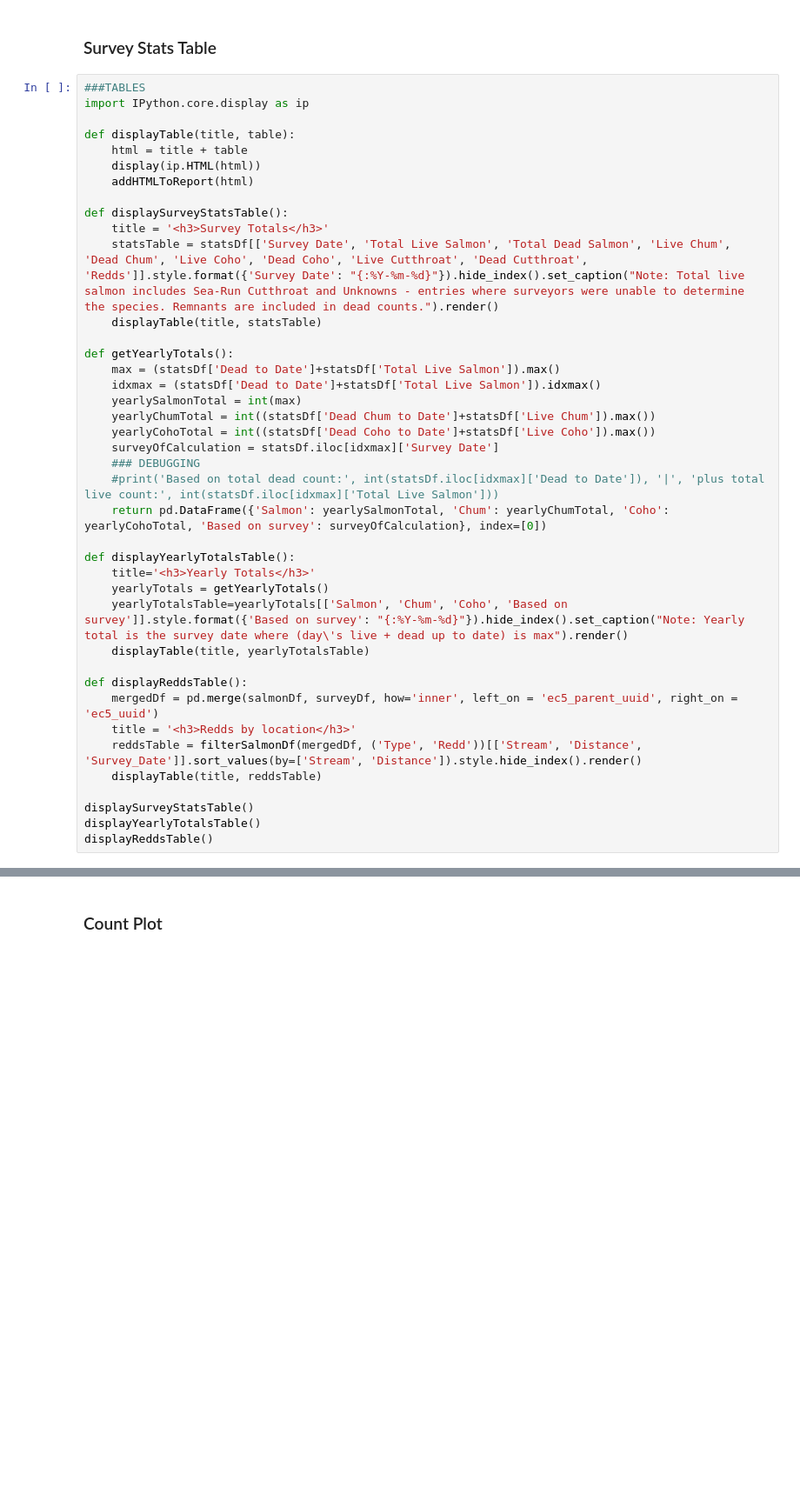
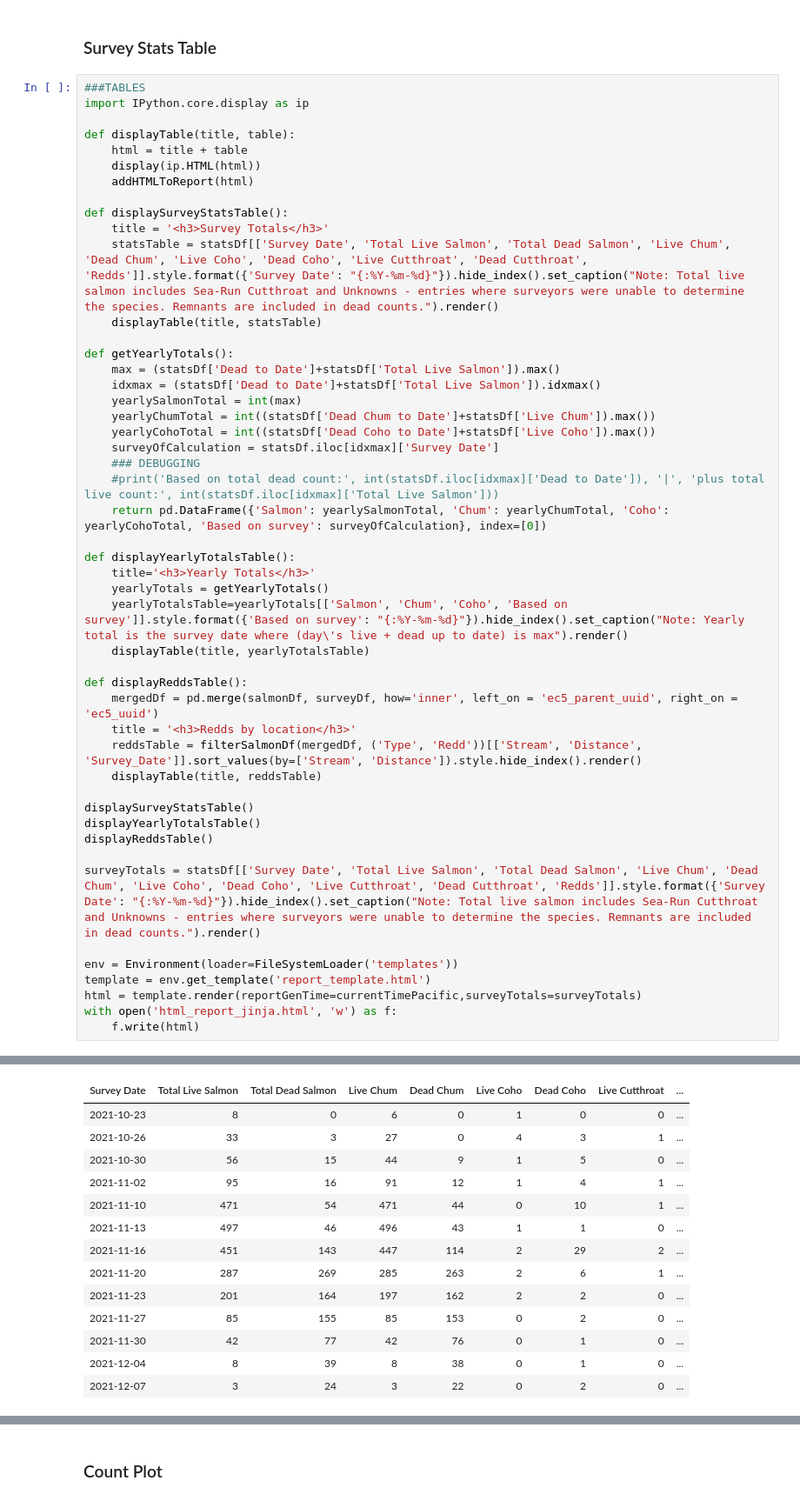
Before and after one commit to slfisco/salmonNotebook, a Jupyter notebook: salmonNotebook.ipynb, the cells around one changed output, grey strips where cells are left out. Shown: that part at 87% size. Cells and saved outputs as stored; diff of their text form; blank space fills up the shorter version.

Commit message:
add basic template

```diff
--- a/salmonNotebook.ipynb
+++ b/salmonNotebook.ipynb
@@ -196,3 +170,12 @@ def displayReddsTable():
 displaySurveyStatsTable()
 displayYearlyTotalsTable()
 displayReddsTable()
+
+surveyTotals = statsDf[['Survey Date', 'Total Live Salmon', 'Total Dead Salmon', 'Live Chum', 'Dead Chum', 'Live Coho', 'Dead Coho', 'Live Cutthroat', 'Dead Cutthroat', 'Redds']].style.format({'Survey Date': "{:%Y-%m-%d}"}).hide_index().set_caption("Note: Total live salmon includes Sea-Run Cutthroat and Unknowns - entries where surveyors were unable to determine the species. Remnants are included in dead counts.").render()
+
+env = Environment(loader=FileSystemLoader('templates'))
+template = env.get_template('report_template.html')
+html = template.render(reportGenTime=currentTimePacific,surveyTotals=surveyTotals)
+with open('html_report_jinja.html', 'w') as f:
+    f.write(html)
+# %% [output]
@@ -198,0 +184,14 @@ displayReddsTable()
+| Survey Date | Total Live Salmon | Total Dead Salmon | Live Chum | Dead Chum | Live Coho | Dead Coho | Live Cutthroat | ... |
+| 2021-10-23 | 8 | 0 | 6 | 0 | 1 | 0 | 0 | ... |
+| 2021-10-26 | 33 | 3 | 27 | 0 | 4 | 3 | 1 | ... |
+| 2021-10-30 | 56 | 15 | 44 | 9 | 1 | 5 | 0 | ... |
+| 2021-11-02 | 95 | 16 | 91 | 12 | 1 | 4 | 1 | ... |
+| 2021-11-10 | 471 | 54 | 471 | 44 | 0 | 10 | 1 | ... |
+| 2021-11-13 | 497 | 46 | 496 | 43 | 1 | 1 | 0 | ... |
+| 2021-11-16 | 451 | 143 | 447 | 114 | 2 | 29 | 2 | ... |
+| 2021-11-20 | 287 | 269 | 285 | 263 | 2 | 6 | 1 | ... |
+| 2021-11-23 | 201 | 164 | 197 | 162 | 2 | 2 | 0 | ... |
+| 2021-11-27 | 85 | 155 | 85 | 153 | 0 | 2 | 0 | ... |
+| 2021-11-30 | 42 | 77 | 42 | 76 | 0 | 1 | 0 | ... |
+| 2021-12-04 | 8 | 39 | 8 | 38 | 0 | 1 | 0 | ... |
+| 2021-12-07 | 3 | 24 | 3 | 22 | 0 | 2 | 0 | ... |
```
Also changed, not shown: parts of 7 cells of this notebook, 2 other files.
